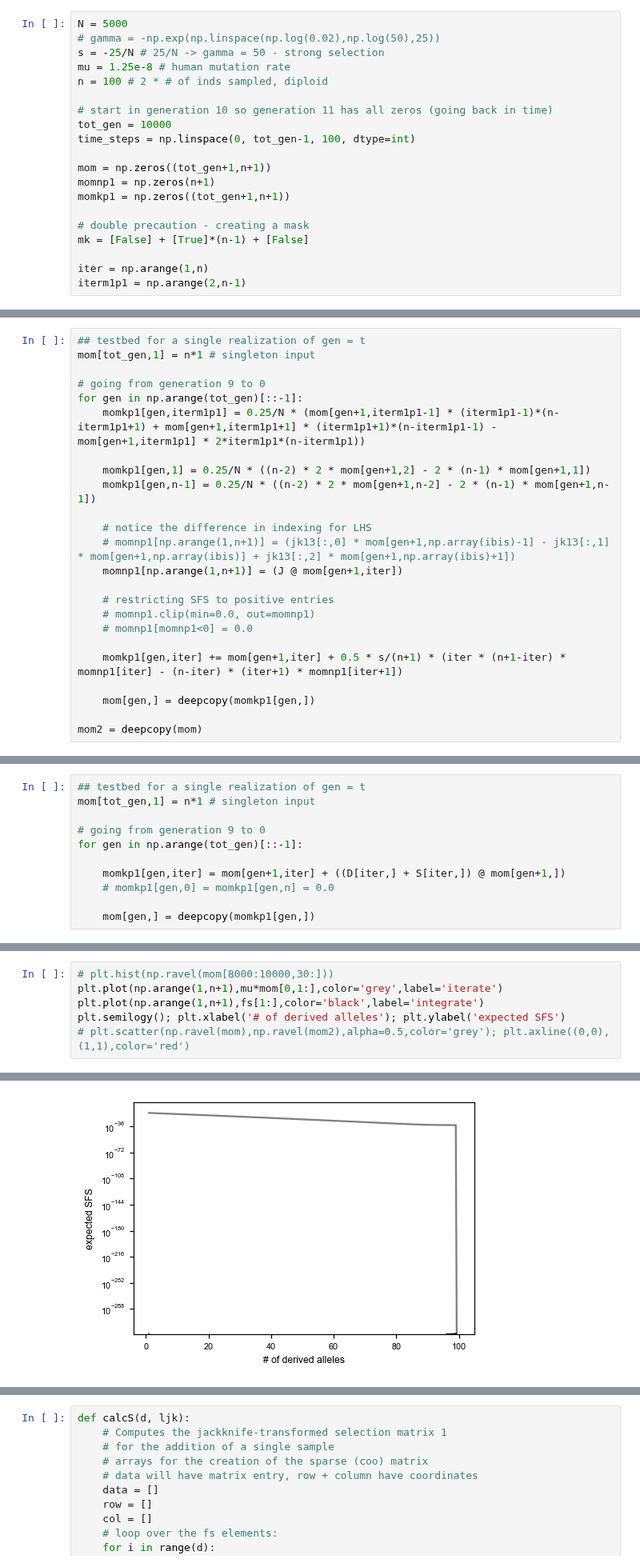
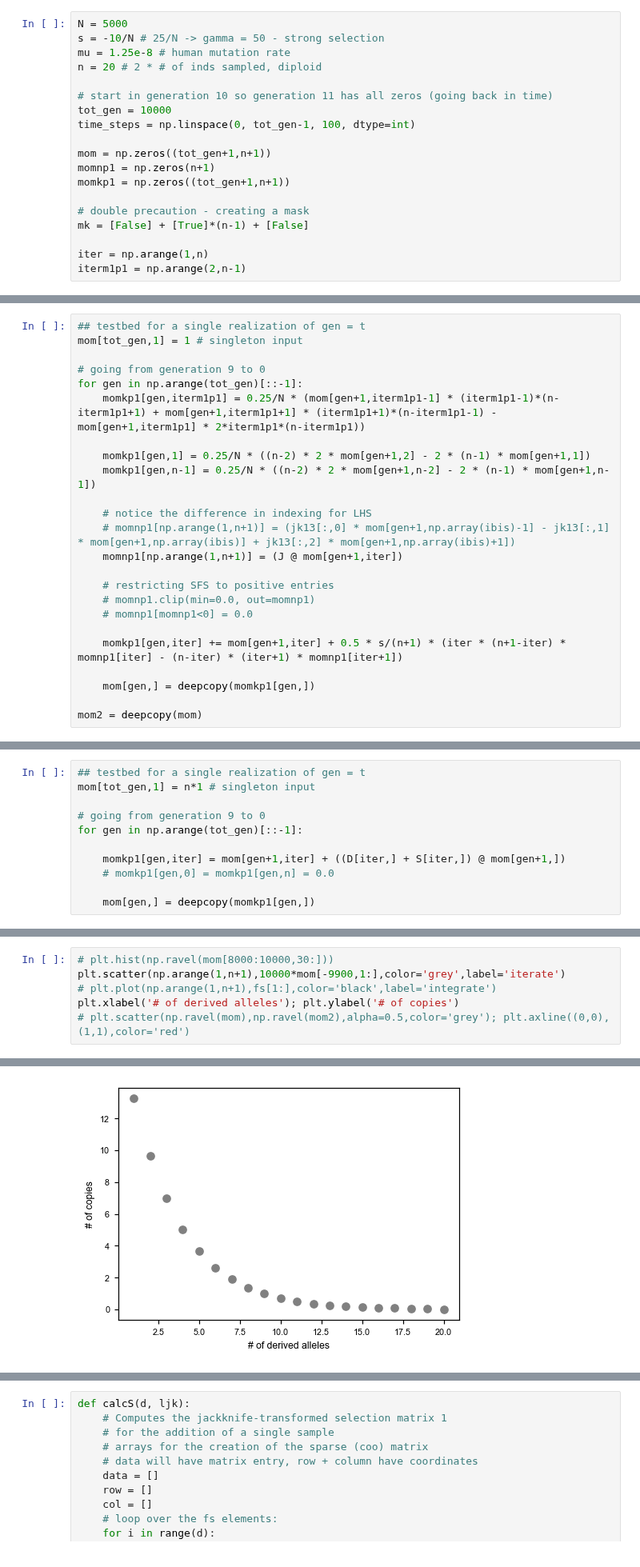
Before and after one commit to VivaswatS/selCoefEst, a Jupyter notebook: mom-framework.ipynb, the cells around one changed output, grey strips where cells are left out. Shown at 80% size. Saved outputs shown, nothing was run; the diff lists cells and outputs as text.

```diff
--- a/mom-framework.ipynb
+++ b/mom-framework.ipynb
@@ -25,10 +26,9 @@ plt.rcParams["figure.dpi"] = 110
 plt.rcParams.update({"figure.facecolor": "white"})
 # %%
 N = 5000
-# gamma = -np.exp(np.linspace(np.log(0.02),np.log(50),25))
-s = -25/N # 25/N -> gamma = 50 - strong selection
+s = -10/N # 25/N -> gamma = 50 - strong selection
 mu = 1.25e-8 # human mutation rate
-n = 100 # 2 * # of inds sampled, diploid
+n = 20 # 2 * # of inds sampled, diploid
 
 # start in generation 10 so generation 11 has all zeros (going back in time)
 tot_gen = 10000
@@ -71,7 +71,7 @@ def calcJK13(n):
     return J
 # %%
 ## testbed for a single realization of gen = t
-mom[tot_gen,1] = n*1 # singleton input
+mom[tot_gen,1] = 1 # singleton input
 
 # going from generation 9 to 0
 for gen in np.arange(tot_gen)[::-1]:
@@ -205,7 +210,7 @@ array([3.81832893e-10, 3.82749980e-10, 3.83669269e-10, ...,
 # %%
 # plt.hist(np.ravel(mom[8000:10000,30:]))
-plt.plot(np.arange(1,n+1),mu*mom[0,1:],color='grey',label='iterate')
-plt.plot(np.arange(1,n+1),fs[1:],color='black',label='integrate')
-plt.semilogy(); plt.xlabel('# of derived alleles'); plt.ylabel('expected SFS')
+plt.scatter(np.arange(1,n+1),10000*mom[-9900,1:],color='grey',label='iterate')
+# plt.plot(np.arange(1,n+1),fs[1:],color='black',label='integrate')
+plt.xlabel('# of derived alleles'); plt.ylabel('# of copies')
 # plt.scatter(np.ravel(mom),np.ravel(mom2),alpha=0.5,color='grey'); plt.axline((0,0),(1,1),color='red')
 # %% [output]
@@ -213,4 +218,4 @@ Text(0, 0.5, 'expected SFS')
-[figure, old version]
+[figure, new version]
 # %%
 def calcD(d):
     res = np.zeros([d, d])
```
Also changed, not shown: parts of 35 cells of this notebook.
